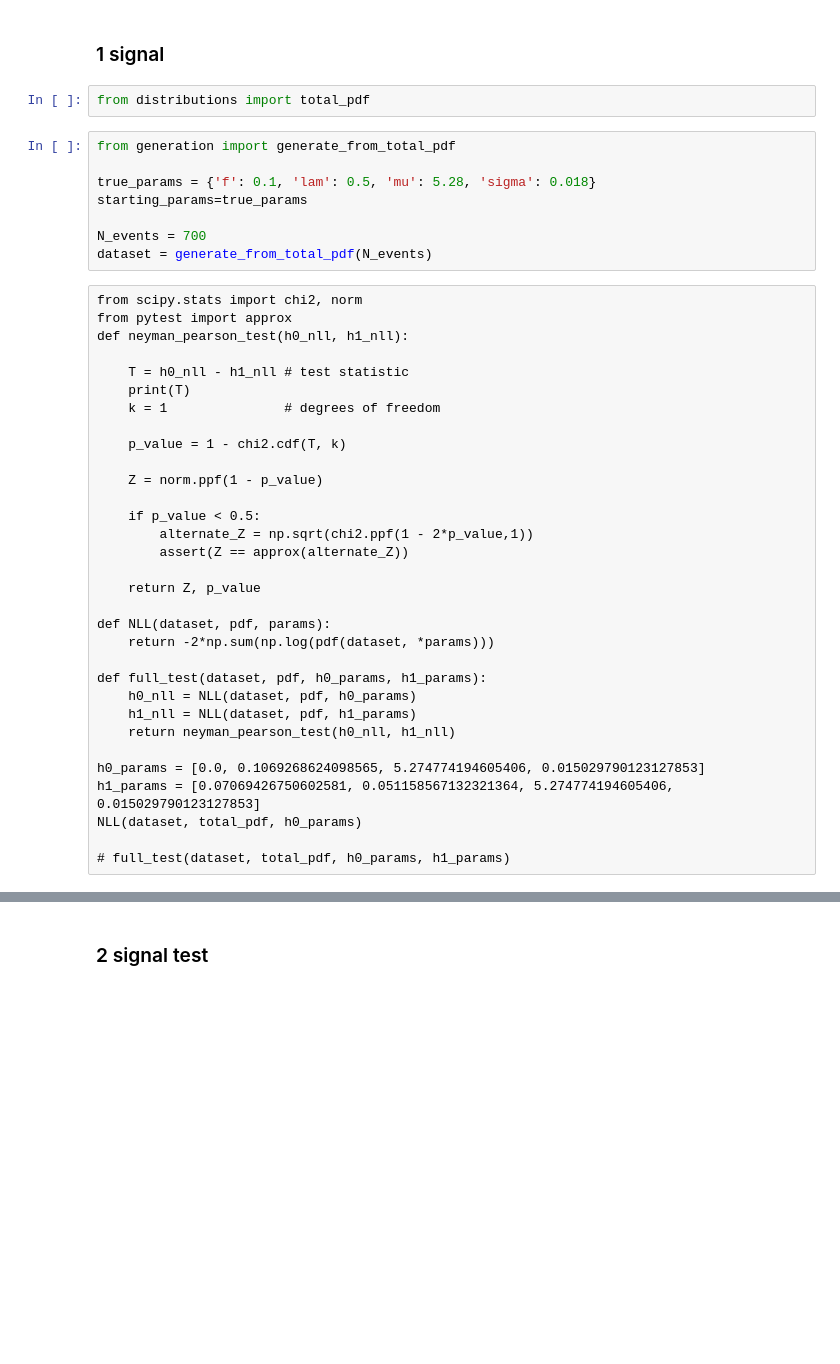
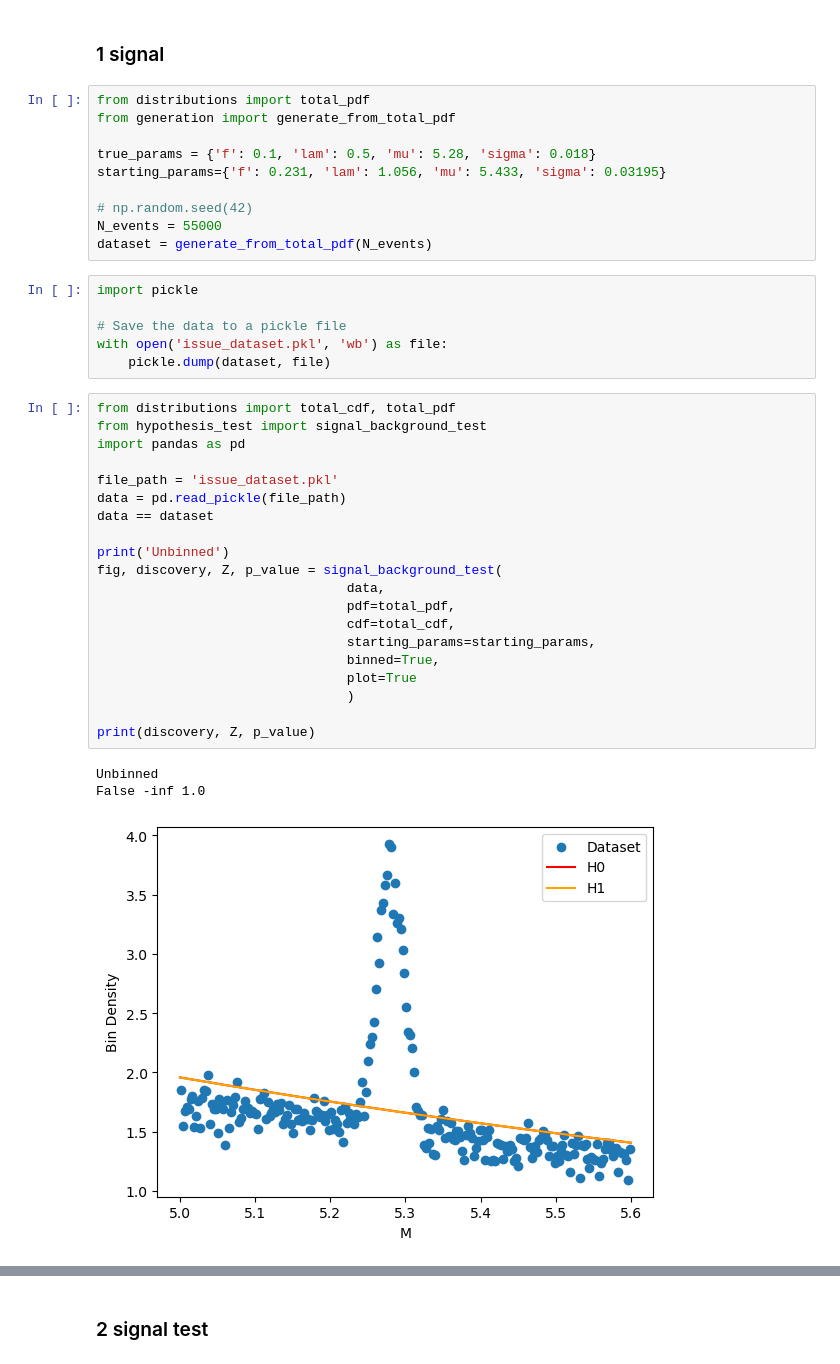
Before and after one commit to knottwill/SignalDiscovery, a Jupyter notebook: src/hypothesis_test.ipynb, the cells around one changed output, grey strips where cells are left out. Saved outputs shown, nothing was run; the diff lists cells and outputs as text; blank space fills up the shorter version.

```diff
--- a/src/hypothesis_test.ipynb
+++ b/src/hypothesis_test.ipynb
@@ -7,48 +7,46 @@ import numpy as np
 import matplotlib.pyplot as plt
 # %% [markdown]
 ### 1 signal
-# %%
-from distributions import total_pdf
 # %%
+from distributions import total_pdf
 from generation import generate_from_total_pdf
 
 true_params = {'f': 0.1, 'lam': 0.5, 'mu': 5.28, 'sigma': 0.018}
-starting_params=true_params
+starting_params={'f': 0.231, 'lam': 1.056, 'mu': 5.433, 'sigma': 0.03195}
 
-N_events = 700
+# np.random.seed(42)
+N_events = 55000
 dataset = generate_from_total_pdf(N_events)
-# %% [raw]
-from scipy.stats import chi2, norm
-from pytest import approx
-def neyman_pearson_test(h0_nll, h1_nll):
-
-    T = h0_nll - h1_nll # test statistic
-    print(T)
-    k = 1               # degrees of freedom
-
-    p_value = 1 - chi2.cdf(T, k)
-
-    Z = norm.ppf(1 - p_value)
-
-    if p_value < 0.5:
-        alternate_Z = np.sqrt(chi2.ppf(1 - 2*p_value,1))
-        assert(Z == approx(alternate_Z))
-
-    return Z, p_value
-
-def NLL(dataset, pdf, params):
-    return -2*np.sum(np.log(pdf(dataset, *params)))
-
-def full_test(dataset, pdf, h0_params, h1_params):
-    h0_nll = NLL(dataset, pdf, h0_params)
-    h1_nll = NLL(dataset, pdf, h1_params)
-    return neyman_pearson_test(h0_nll, h1_nll)
-
-h0_params = [0.0, 0.1069268624098565, 5.274774194605406, 0.015029790123127853]
-h1_params = [0.07069426750602581, 0.051158567132321364, 5.274774194605406, 0.015029790123127853]
-NLL(dataset, total_pdf, h0_params)
-
-# full_test(dataset, total_pdf, h0_params, h1_params)
+# %%
+import pickle
+
+# Save the data to a pickle file
+with open('issue_dataset.pkl', 'wb') as file:
+    pickle.dump(dataset, file)
+# %%
+from distributions import total_cdf, total_pdf
+from hypothesis_test import signal_background_test
+import pandas as pd
+
+file_path = 'issue_dataset.pkl'
+data = pd.read_pickle(file_path)
+data == dataset
+
+print('Unbinned')
+fig, discovery, Z, p_value = signal_background_test(
+                                data,
+                                pdf=total_pdf,
+                                cdf=total_cdf,
+                                starting_params=starting_params,
+                                binned=True,
+                                plot=True
+                                )
+
+print(discovery, Z, p_value)
+# %% [output]
+Unbinned
+False -inf 1.0
+[figure, added]
 # %%
 from distributions import total_cdf, total_pdf
 from hypothesis_test import signal_background_test
```
Also changed, not shown: parts of 2 cells of this notebook, 10 other files.
